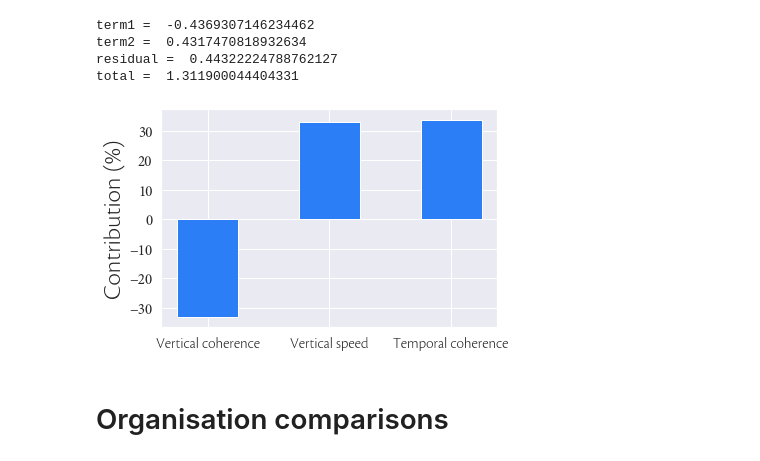
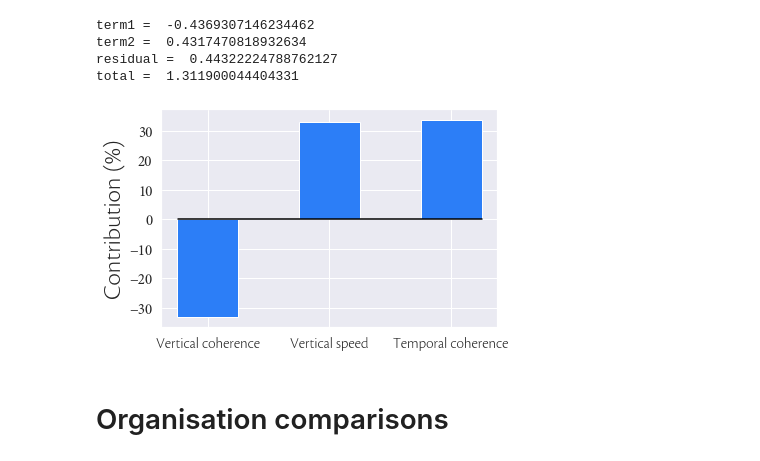
Before and after one commit to FelixLangot/LMD_Internship, a Jupyter notebook: Stats.ipynb, the cells around one changed output. Cells and saved outputs as stored; diff of their text form; code cells hidden in the pictures.

```diff
--- a/Stats.ipynb
+++ b/Stats.ipynb
@@ -365,16 +366,17 @@ residual =  0.44322224788762127
 total =  1.311900044404331
 # %%
 termpctlist = [term1/SqllvsSqllUp*100, term2/SqllvsSqllUp*100, residual/SqllvsSqllUp*100]
-absc = [0,1,2]
+absc = [1,2,3]
 labels = ['Vertical coherence', 'Vertical speed', 'Temporal coherence']
-plt.bar(np.arange(len(termpctlist)), termpctlist, align='center', width=0.5, color=colorlist[1])
+plt.bar(absc, termpctlist, align='center', width=0.5, color=colorlist[1])
+plt.plot(np.linspace(0.76,3.25,5), np.zeros(len(np.linspace(0.75,3.25,5))), color='black')
 plt.xticks(absc, labels, font=Csprop)
 plt.yticks(font=Mplabelprop)
 plt.ylabel('Contribution (%)', fontproperties=Cslabelprop)
-plt.savefig('Figs/Contrib_CycvsCycUp.png',bbox_inches = 'tight', format='PNG', dpi=600)
+plt.savefig('Figs/Contrib_SqllvsSqllUp.png',bbox_inches = 'tight', format='PNG', dpi=600)
 plt.show()
 # %% [output]
-[figure, old version]
+[figure, new version]
 # %% [markdown]
 # Organisation comparisons
 # %% [markdown]
```
Also changed, not shown: parts of 12 cells of this notebook.
